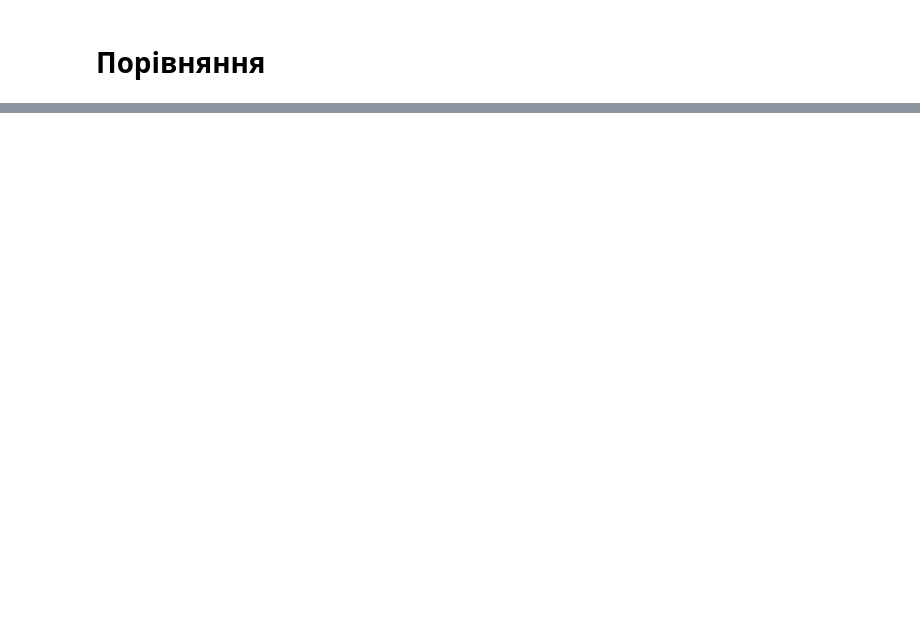
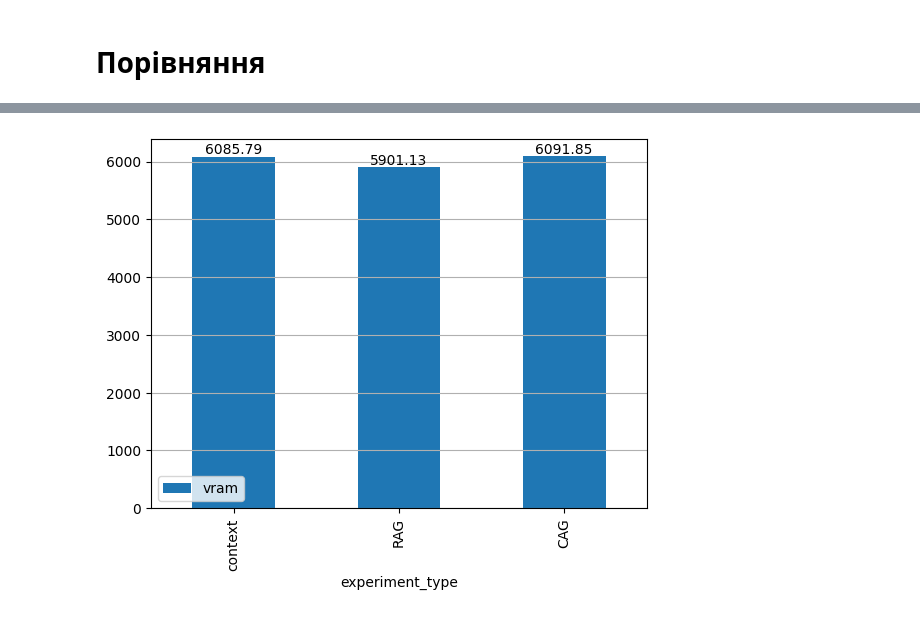
Before and after one commit to Alex2135/RAG_vs_CAG_analysis, a Jupyter notebook: RAG vs CAG with Llama3.1 8b model.ipynb, the cells around one changed output, grey strips where cells are left out. Saved outputs shown, nothing was run; the diff lists cells and outputs as text; code cells hidden in the pictures; blank space fills up the shorter version.

```diff
--- a/RAG vs CAG with Llama3.1 8b model.ipynb
+++ b/RAG vs CAG with Llama3.1 8b model.ipynb
@@ -562,0 +573,6 @@ plt.show()
+# %%
+ax = df_stats.plot.bar(x="experiment_type", y="vram")
+ax.bar_label(ax.containers[0])
+plt.grid(axis="y")
+# %% [output]
+[figure, added]
```
Also changed, not shown: parts of 12 cells of this notebook.
